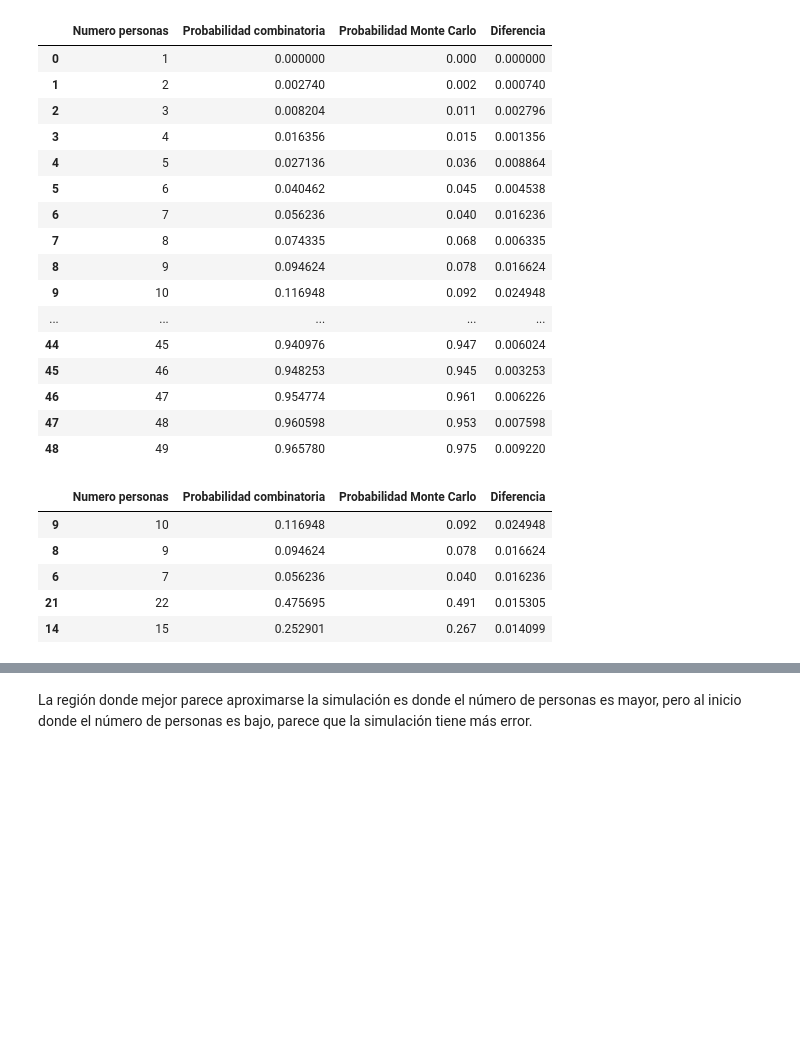
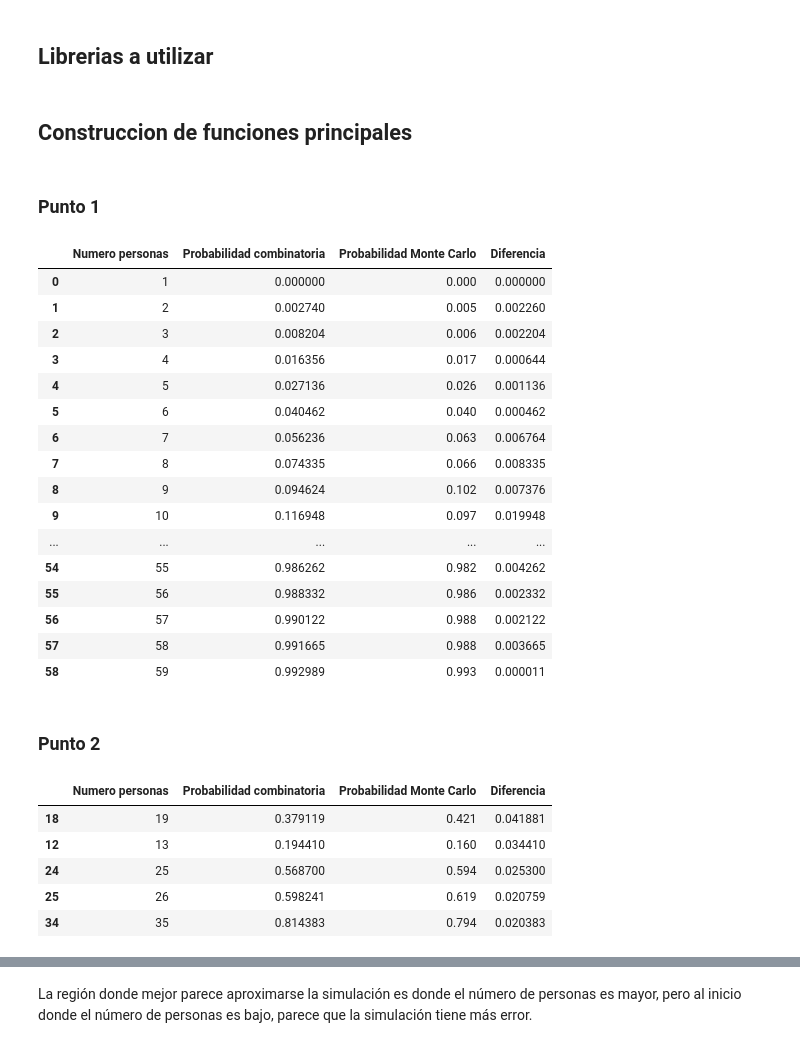
Before and after one commit to EdilbertoAntonio/ejercicios_maestria_icd, a Jupyter notebook: proba y est/problema_cumple.ipynb, the cells around one changed output, grey strips where cells are left out. Saved outputs shown, nothing was run; the diff lists cells and outputs as text; code cells hidden in the pictures; blank space fills up the shorter version.

```diff
--- a/proba y est/problema_cumple.ipynb
+++ b/proba y est/problema_cumple.ipynb
@@ -1,2 +1,4 @@
+# %% [markdown]
+## Librerias a utilizar
 # %%
 import numpy as np
@@ -4,6 +6,8 @@ from itertools import combinations, permutations
 import random
 import pandas as pd
 import matplotlib.pyplot as plt
+# %% [markdown]
+## Construccion de funciones principales
 # %%
 def coincidencias(lista_cumple):
     parejas = combinations(lista_cumple, 2)
@@ -28,43 +32,46 @@ def proba_comb(n):
+# %% [markdown]
+### Punto 1
 # %%
-n = 50
+n = 60
 N = 1000
 num_personas = [x for x in range(1, n)]
 probabilidad_combinatoria = np.array([proba_comb(x) for x in range(1,n)])
 probablidad_monte_carlo = np.array([sim_cumple(x, N) for x in range(1, n)])
 diferencia = np.abs(probabilidad_combinatoria-probablidad_monte_carlo)
 
 resultados = pd.DataFrame({'Numero personas':num_personas,
                            'Probabilidad combinatoria': probabilidad_combinatoria,
                            'Probabilidad Monte Carlo': probablidad_monte_carlo,
                            'Diferencia': diferencia})
 
 resultados
 # %% [output]
 |  | Numero personas | Probabilidad combinatoria | Probabilidad Monte Carlo | Diferencia |
 | 0 | 1 | 0.000000 | 0.000 | 0.000000 |
-| 1 | 2 | 0.002740 | 0.002 | 0.000740 |
-| 2 | 3 | 0.008204 | 0.011 | 0.002796 |
-| 3 | 4 | 0.016356 | 0.015 | 0.001356 |
-| 4 | 5 | 0.027136 | 0.036 | 0.008864 |
-| 5 | 6 | 0.040462 | 0.045 | 0.004538 |
-| 6 | 7 | 0.056236 | 0.040 | 0.016236 |
-| 7 | 8 | 0.074335 | 0.068 | 0.006335 |
-| 8 | 9 | 0.094624 | 0.078 | 0.016624 |
-| 9 | 10 | 0.116948 | 0.092 | 0.024948 |
+| 1 | 2 | 0.002740 | 0.005 | 0.002260 |
+| 2 | 3 | 0.008204 | 0.006 | 0.002204 |
+| 3 | 4 | 0.016356 | 0.017 | 0.000644 |
+| 4 | 5 | 0.027136 | 0.026 | 0.001136 |
+| 5 | 6 | 0.040462 | 0.040 | 0.000462 |
+| 6 | 7 | 0.056236 | 0.063 | 0.006764 |
+| 7 | 8 | 0.074335 | 0.066 | 0.008335 |
+| 8 | 9 | 0.094624 | 0.102 | 0.007376 |
+| 9 | 10 | 0.116948 | 0.097 | 0.019948 |
 | ... | ... | ... | ... | ... |
-| 44 | 45 | 0.940976 | 0.947 | 0.006024 |
-| 45 | 46 | 0.948253 | 0.945 | 0.003253 |
-| 46 | 47 | 0.954774 | 0.961 | 0.006226 |
-| 47 | 48 | 0.960598 | 0.953 | 0.007598 |
-| 48 | 49 | 0.965780 | 0.975 | 0.009220 |
+| 54 | 55 | 0.986262 | 0.982 | 0.004262 |
+| 55 | 56 | 0.988332 | 0.986 | 0.002332 |
+| 56 | 57 | 0.990122 | 0.988 | 0.002122 |
+| 57 | 58 | 0.991665 | 0.988 | 0.003665 |
+| 58 | 59 | 0.992989 | 0.993 | 0.000011 |
+# %% [markdown]
+### Punto 2
 # %%
 mayor_error = resultados.nlargest(n=5, columns='Diferencia')
 mayor_error
-# mayor_error.head()
 # %% [output]
 |  | Numero personas | Probabilidad combinatoria | Probabilidad Monte Carlo | Diferencia |
-| 9 | 10 | 0.116948 | 0.092 | 0.024948 |
-| 8 | 9 | 0.094624 | 0.078 | 0.016624 |
-| 6 | 7 | 0.056236 | 0.040 | 0.016236 |
-| 21 | 22 | 0.475695 | 0.491 | 0.015305 |
-| 14 | 15 | 0.252901 | 0.267 | 0.014099 |
+| 18 | 19 | 0.379119 | 0.421 | 0.041881 |
+| 12 | 13 | 0.194410 | 0.160 | 0.034410 |
+| 24 | 25 | 0.568700 | 0.594 | 0.025300 |
+| 25 | 26 | 0.598241 | 0.619 | 0.020759 |
+| 34 | 35 | 0.814383 | 0.794 | 0.020383 |
```
Also changed, not shown: parts of 16 cells of this notebook.
